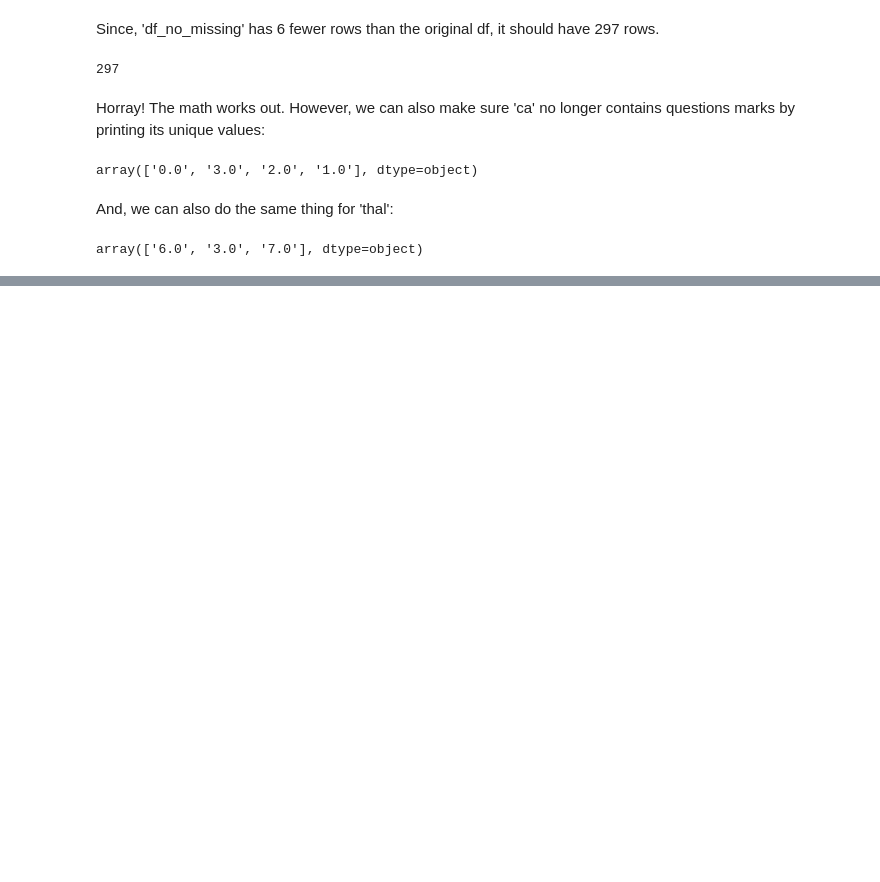
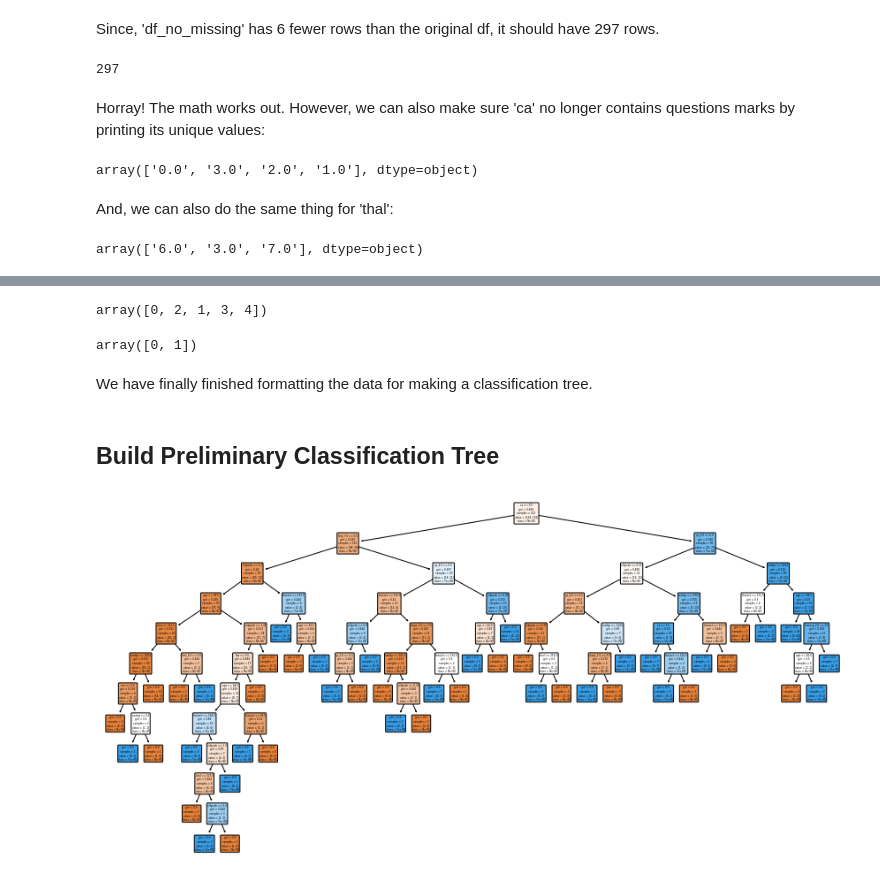
Before and after one commit to nabilatajrin/ford_used_car_analysis_-, a Jupyter notebook: processed_cleaveland_data_analysis.ipynb, the cells around one changed output, grey strips where cells are left out. Saved outputs shown, nothing was run; the diff lists cells and outputs as text; code cells hidden in the pictures; blank space fills up the shorter version.

```diff
--- a/processed_cleaveland_data_analysis.ipynb
+++ b/processed_cleaveland_data_analysis.ipynb
@@ -482,0 +199,4 @@ plt.show()
+# %%
+# make a new copy of columns of data we want to predict
+Y = df_no_missing['hd'].copy()
+Y.head()
@@ -482,0 +245,7 @@ plt.show()
+# %%
+X_encoded = pd.get_dummies(X, columns = ['cp',
+                                         'restecg',
+                                         'slope',
+                                         'thal'
+                                        ])
+X_encoded.head()
@@ -482,0 +260,31 @@ plt.show()
+# %%
+Y.unique()
+# %% [output]
+array([0, 2, 1, 3, 4])
+# %%
+y_not_zero_index = Y > 0 # get the index for each non-zero value in y
+Y[y_not_zero_index] = 1  # set each non-zero value in y to 1
+Y.unique()               # verify that y only contains 0 and 1.
+# %% [output]
+array([0, 1])
+# %% [markdown]
+We have finally finished formatting the data for making a classification tree.
+# %% [markdown]
+## Build Preliminary Classification Tree
+# %%
+## Split the data into training and testing sets
+X_train, X_test, Y_train, Y_test = train_test_split(X_encoded, Y, random_state = 42)
+
+## Create a decision tree and fit it to the training data
+clf_dt = DecisionTreeClassifier(random_state = 42)
+clf_dt = clf_dt.fit(X_train, Y_train)
+# %%
+## Note: we can plot the tree and it is huge!
+plt.figure(figsize = (15, 7.5))
+plot_tree(clf_dt,
+          filled = True,
+          rounded = True,
+          class_names = ["No HD", "Yes HD"],
+          feature_names = X_encoded.columns);
+# %% [output]
+[figure, added]
```
Also changed, not shown: parts of 83 cells of this notebook.
